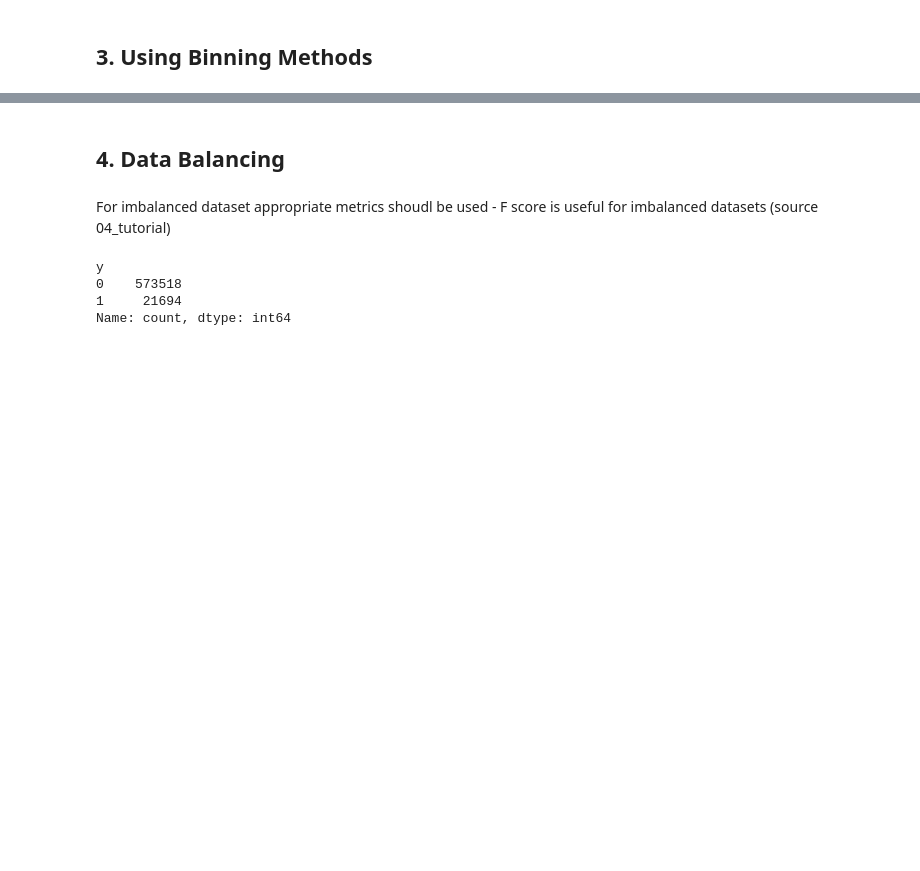
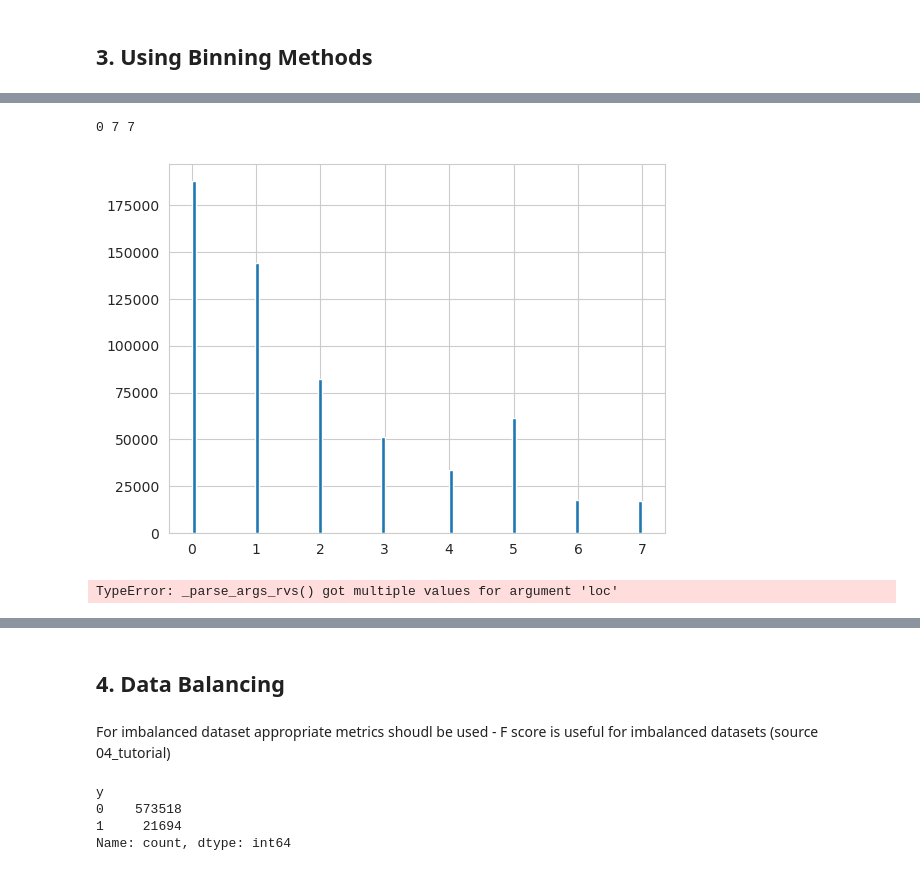
Before and after one commit to nickobard/Data-Preprocessing-Course, a Jupyter notebook: 02/02_homework.ipynb, the cells around one changed output, grey strips where cells are left out. Drawn from its saved outputs; the diff is of its cells as text; code cells hidden in the pictures; blank space fills up the shorter version.

```diff
--- a/02/02_homework.ipynb
+++ b/02/02_homework.ipynb
@@ -304,0 +240,3 @@ plot_accuracy()
+# %%
+df_numeric = df.filter(regex='.*\d$')
+df_numeric.head()
@@ -304,0 +271,15 @@ plot_accuracy()
+# %%
+feature = df_numeric['xind_01']
+a = feature.min()
+b = feature.max()
+scale = b - a
+print(a, scale, b)
+plt.hist(feature, bins=100)
+plt.show()
+# %% [output]
+0 7 7
+[figure, added]
+# %%
+stats.uniform.rvs(100, loc=a, scale=b - a)
+# %% [output]
+TypeError: _parse_args_rvs() got multiple values for argument 'loc'
```
Also changed, not shown: parts of 23 cells of this notebook, 1 other file.
